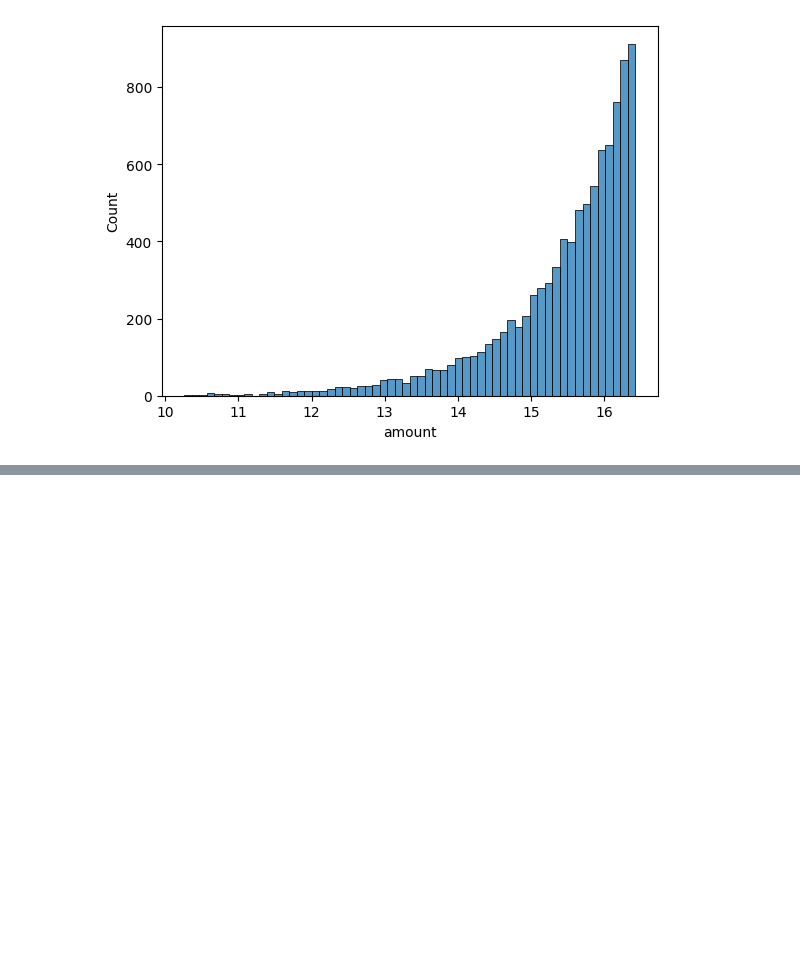
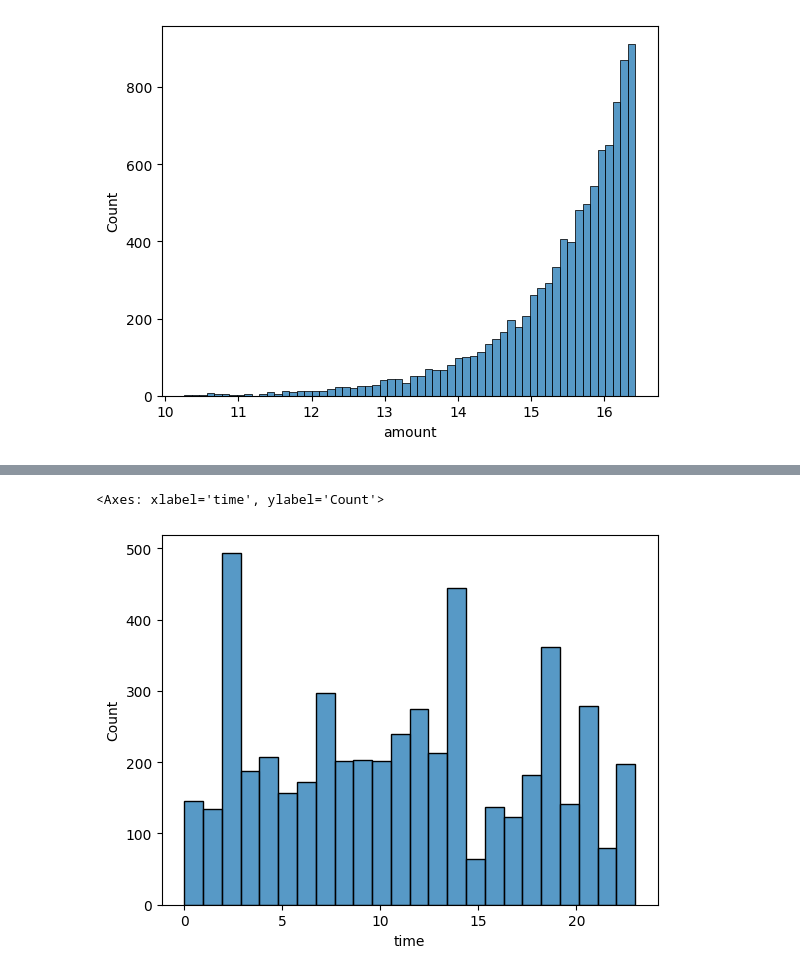
Before and after one commit to MRXLANTERN1390/IranianCustomer_Payment, a Jupyter notebook: NoteBook.ipynb, the cells around one changed output, grey strips where cells are left out. Drawn from its saved outputs; the diff is of its cells as text; code cells hidden in the pictures; blank space fills up the shorter version.

Commit message:
hist of fail transactions time (hour)

```diff
--- a/NoteBook.ipynb
+++ b/NoteBook.ipynb
@@ -472,0 +482,5 @@ sns.histplot(np.log(df['amount']) + 1)
+# %%
+sns.histplot(df[df['status'] == 'fail']['time'].dt.hour,bins=24)
+# %% [output]
+<Axes: xlabel='time', ylabel='Count'>
+[figure, added]
```
Also changed, not shown: parts of 3 cells of this notebook.
